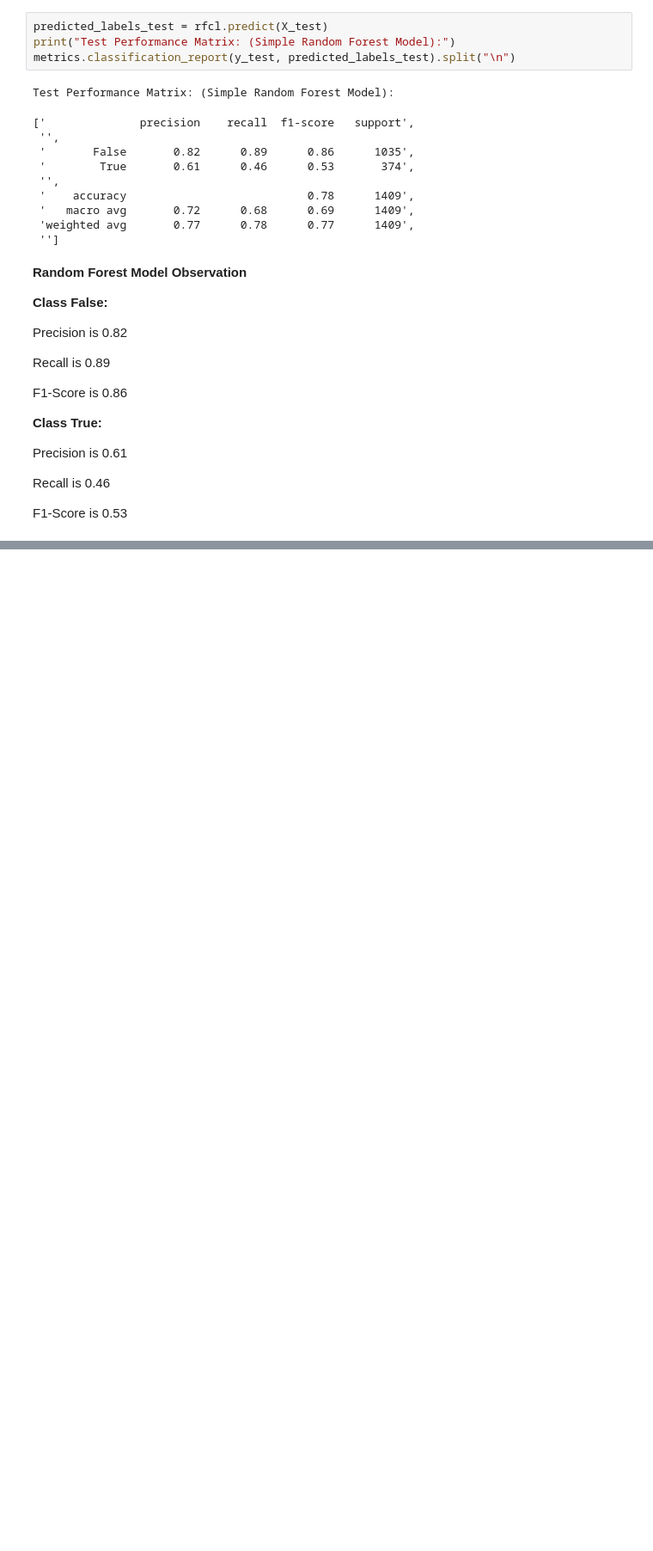
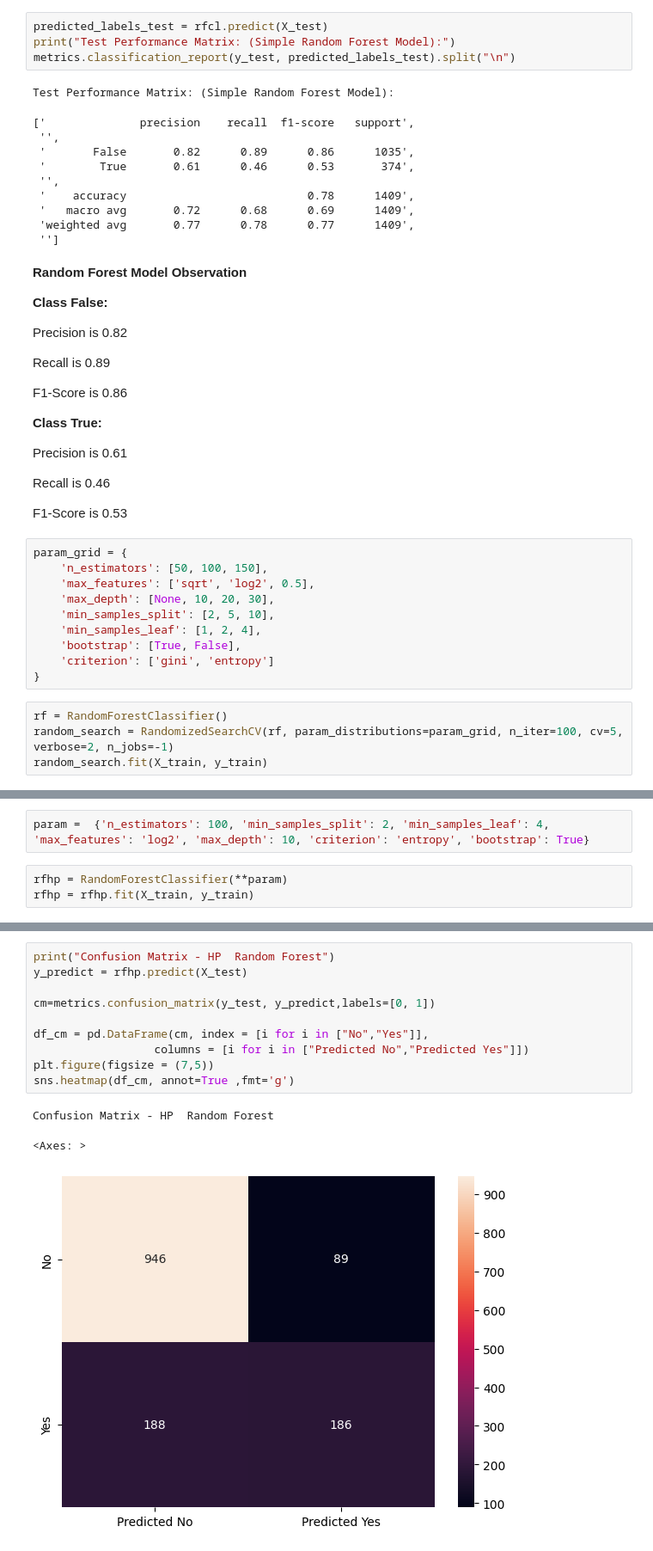
Before and after one commit to RethinaDuraiJohn/GreatLearning, a Jupyter notebook: Ensemble/Project/EnsembleProject.ipynb, the cells around one changed output, grey strips where cells are left out. Shown at 86% size. Drawn from its saved outputs; the diff is of its cells as text; blank space fills up the shorter version.

Commit message:
untill random forest HP

```diff
--- a/Ensemble/Project/EnsembleProject.ipynb
+++ b/Ensemble/Project/EnsembleProject.ipynb
@@ -665,3 +666,17 @@ Precision is 0.61
 Recall is 0.46
 
 F1-Score is 0.53
+# %%
+param_grid = {
+    'n_estimators': [50, 100, 150],
+    'max_features': ['sqrt', 'log2', 0.5],
+    'max_depth': [None, 10, 20, 30],
+    'min_samples_split': [2, 5, 10],
+    'min_samples_leaf': [1, 2, 4],
+    'bootstrap': [True, False],
+    'criterion': ['gini', 'entropy']
+}
+# %%
+rf = RandomForestClassifier()
+random_search = RandomizedSearchCV(rf, param_distributions=param_grid, n_iter=100, cv=5, verbose=2, n_jobs=-1)
+random_search.fit(X_train, y_train)
@@ -667,0 +716,5 @@ F1-Score is 0.53
+# %%
+param =  {'n_estimators': 100, 'min_samples_split': 2, 'min_samples_leaf': 4, 'max_features': 'log2', 'max_depth': 10, 'criterion': 'entropy', 'bootstrap': True}
+# %%
+rfhp = RandomForestClassifier(**param)
+rfhp = rfhp.fit(X_train, y_train)
@@ -667,0 +727,14 @@ F1-Score is 0.53
+# %%
+print("Confusion Matrix - HP  Random Forest")
+y_predict = rfhp.predict(X_test)
+
+cm=metrics.confusion_matrix(y_test, y_predict,labels=[0, 1])
+
+df_cm = pd.DataFrame(cm, index = [i for i in ["No","Yes"]],
+                  columns = [i for i in ["Predicted No","Predicted Yes"]])
+plt.figure(figsize = (7,5))
+sns.heatmap(df_cm, annot=True ,fmt='g')
+# %% [output]
+Confusion Matrix - HP  Random Forest
+<Axes: >
+[figure, added]
```
Also changed, not shown: parts of 9 cells of this notebook.
